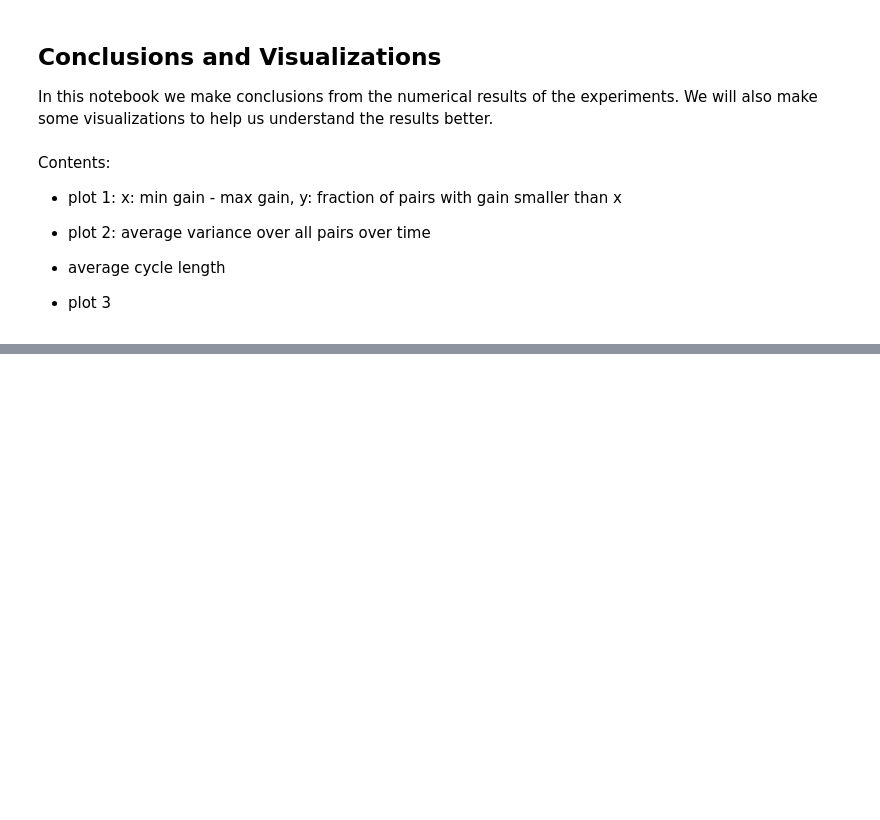
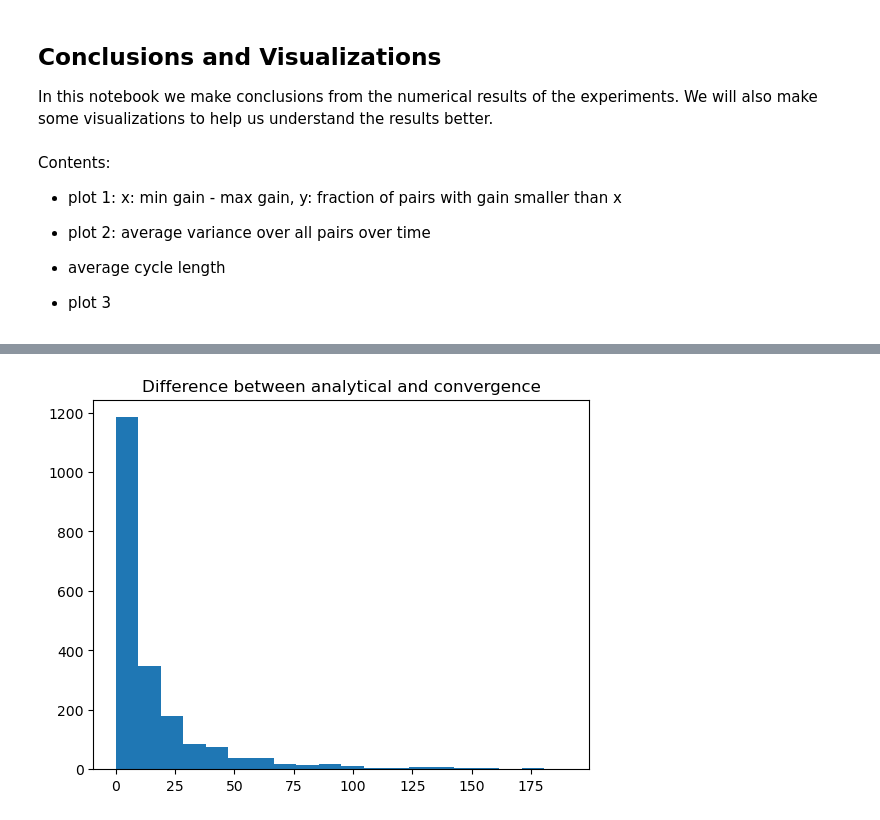
Before and after one commit to COeXISTENCE-PROJECT/Wardropian_cycles, a Jupyter notebook: Greedy_algorithm/plots_numerical_results.ipynb, the cells around one changed output, grey strips where cells are left out. Cells and saved outputs as stored; diff of their text form; code cells hidden in the pictures; blank space fills up the shorter version.

```diff
--- a/Greedy_algorithm/plots_numerical_results.ipynb
+++ b/Greedy_algorithm/plots_numerical_results.ipynb
@@ -198,0 +225,10 @@ plt.show()
+# %%
+# plot results above as a difference histogram
+conv_diff = df["analytical"] - df["convergence"]
+# limit x to 200
+conv_diff = conv_diff[conv_diff < 200]
+plt.hist(conv_diff, bins=20)
+plt.title("Difference between analytical and convergence")
+plt.show()
+# %% [output]
+[figure, added]
```
Also changed, not shown: parts of 21 cells of this notebook, 13 other files.
